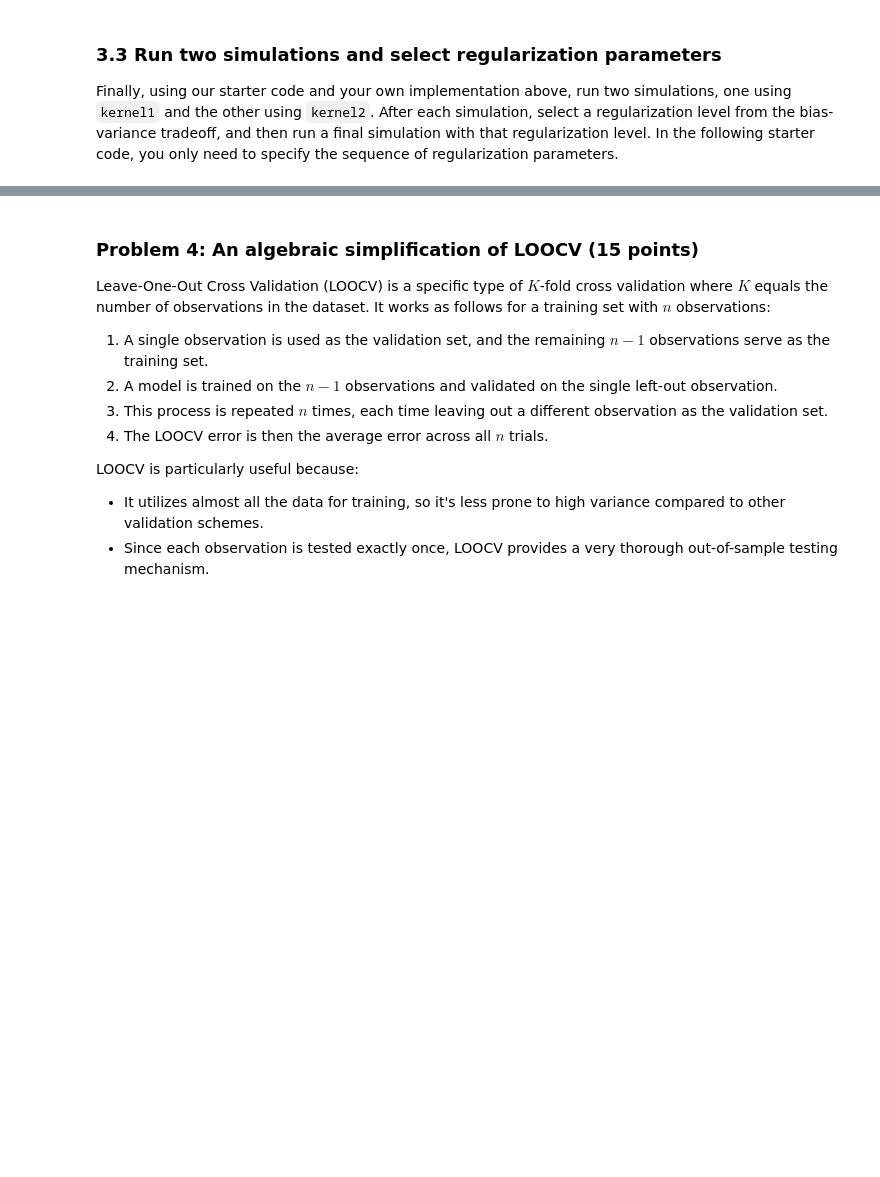
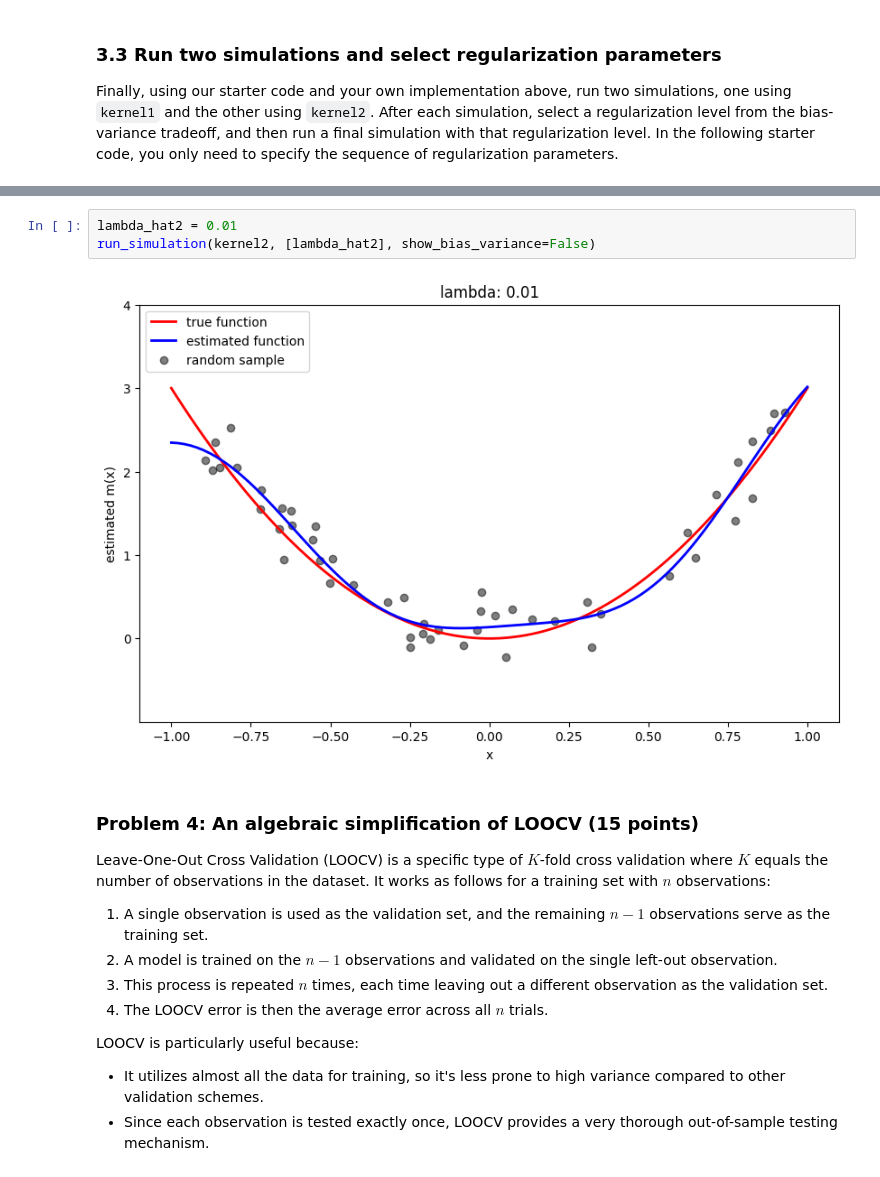
Before and after one commit to Jason-Shuler/machine_learning, a Jupyter notebook: assignments/assn1/assn1.ipynb, the cells around one changed output, grey strips where cells are left out. Drawn from its saved outputs; the diff is of its cells as text; blank space fills up the shorter version.

```diff
--- a/assignments/assn1/assn1.ipynb
+++ b/assignments/assn1/assn1.ipynb
@@ -770,3 +792,8 @@ run_simulation(kernel2, lmbdas)
+# %%
+lambda_hat2 = 0.01
+run_simulation(kernel2, [lambda_hat2], show_bias_variance=False)
+# %% [output]
+[figure, added]
 # %% [markdown]
 ### Problem 4: An algebraic simplification of LOOCV (15 points)
 
```
Also changed, not shown: parts of 17 cells of this notebook.
